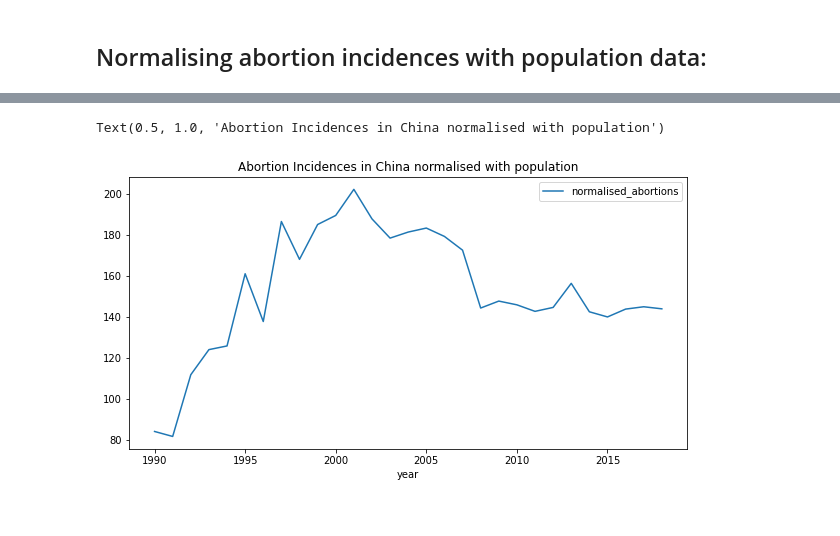
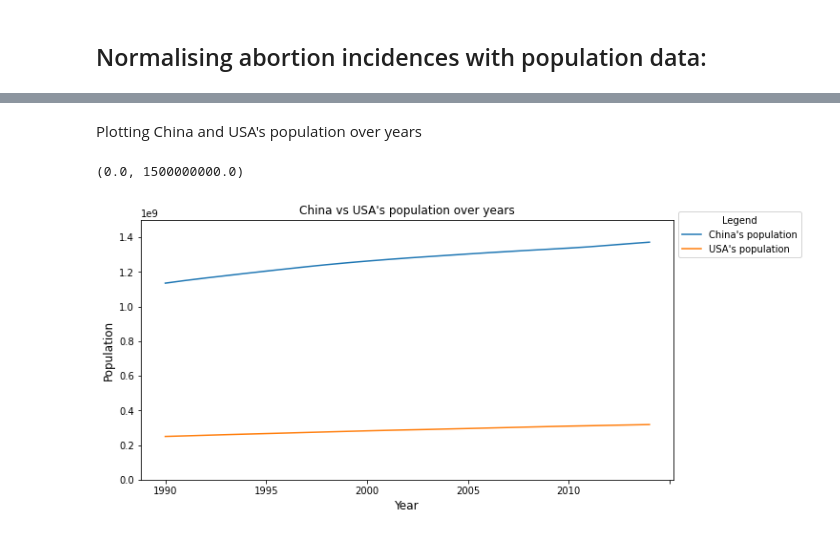
Before and after one commit to evo3000/data_project, a Jupyter notebook: data_project_abortion_incidence.ipynb, the cells around one changed output, grey strips where cells are left out. Drawn from its saved outputs; the diff is of its cells as text; code cells hidden in the pictures.

```diff
--- a/data_project_abortion_incidence.ipynb
+++ b/data_project_abortion_incidence.ipynb
@@ -327,16 +347,10 @@ pop_df = pd.read_csv("API_SP.POP.TOTL_DS2_en_csv_v2_4413579.csv")
 
 columns = ["Country Name"]
 years = []
-for i in range(1990,2019):
+for i in range(1990,2015):
     years.append(str(i))
 columns = columns + years
 
-pop_df_cutdown = pop_df.loc[(pop_df["Country Name"] == "China") | (pop_df["Country Name"] == "Australia")].loc[:, columns]
-
-df_china_pop = pop_df_cutdown[pop_df_cutdown["Country Name"] == "China"].transpose().reset_index().rename(columns={'index': 'year', 40: 'pop'}).drop(0).reset_index(drop=True)
-df_china_abortion = df[df.country == "China"].groupby("yearstart").sum().numberofabortions.reset_index()
-df_china_pop["normalised_abortions"] = df_china_pop["pop"].div(df_china_abortion["numberofabortions"].values)
-df_china_pop.plot(x='year',y='normalised_abortions')
-
-plt.title("Abortion Incidences in China normalised with population")
+pop_df_cutdown = pop_df.loc[(pop_df["Country Name"] == "China") | (pop_df["Country Name"] == "United States")].loc[:, columns]
+pop_df_cutdown
 # %% [output]
@@ -345,19 +361,17 @@ Text(0.5, 1.0, 'Abortion Incidences in China normalised with population')
-# %%
-pop_df = pd.read_csv("API_SP.POP.TOTL_DS2_en_csv_v2_4413579.csv")
-
-columns = ["Country Name"]
-years = []
-for i in range(1990,2019):
-    years.append(str(i))
-columns = columns + years
-
-pop_df_cutdown = pop_df.loc[(pop_df["Country Name"] == "China") | (pop_df["Country Name"] == "Australia")].loc[:, columns]
-
-df_china_pop = pop_df_cutdown[pop_df_cutdown["Country Name"] == "China"].transpose().reset_index().rename(columns={'index': 'year', 40: 'pop'}).drop(0).reset_index(drop=True)
-df_china_abortion = df[df.country == "China"].groupby("yearstart").sum().numberofabortions.reset_index()
-df_china_pop["normalised_abortions"] = df_china_pop["pop"].div(df_china_abortion["numberofabortions"].values)
-df_china_pop.plot(x='year',y='normalised_abortions')
-plt.title("Abortion Incidences in China normalised with population")
-# %% [output]
-Text(0.5, 1.0, 'Abortion Incidences in China normalised with population')
-[figure, removed]
+# %% [markdown]
+Plotting China and USA's population over years
+# %%
+df_china_pop = pop_df_cutdown[pop_df_cutdown["Country Name"] == "China"].transpose().reset_index().rename(columns={"index": "year", 40: "pop"}).drop(0).reset_index(drop=True)
+df_usa_pop = pop_df_cutdown[pop_df_cutdown["Country Name"] == "United States"].transpose().reset_index().rename(columns={"index": "year", 251: "pop2"}).drop(0).reset_index(drop=True)
+
+df_vs_pop = pop_df_cutdown.transpose().reset_index().rename(columns={"index": "year", 40: "pop"}).drop(0).reset_index(drop=True)
+df_vs_pop.plot(x="year")
+
+plt.title("China vs USA's population over years")
+plt.legend(["China's population", "USA's population"], title="Legend", bbox_to_anchor=(1, 1.05))
+plt.xlabel('Year', fontsize=12)
+plt.ylabel('Population', fontsize=12)
+plt.ylim([0, 1.5e+09])
+# %% [output]
+(0.0, 1500000000.0)
+[figure, added]
```
Also changed, not shown: parts of 8 cells of this notebook.
